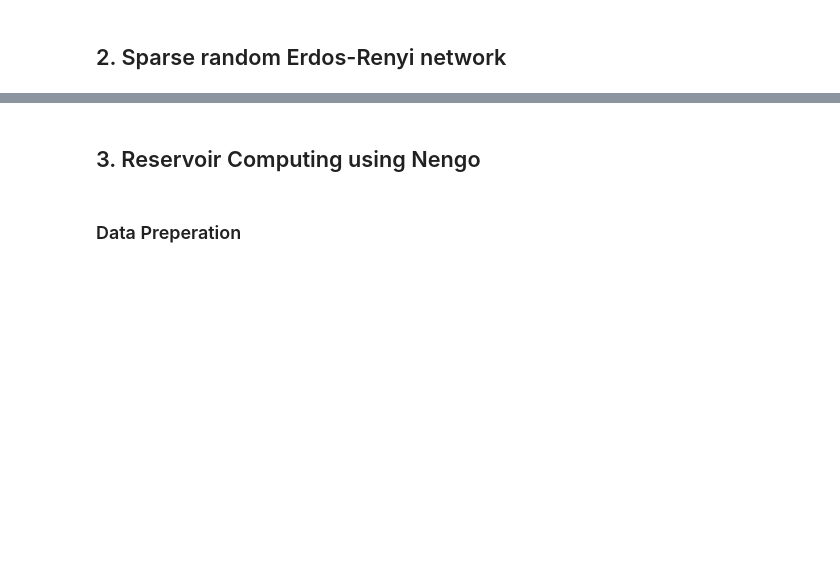
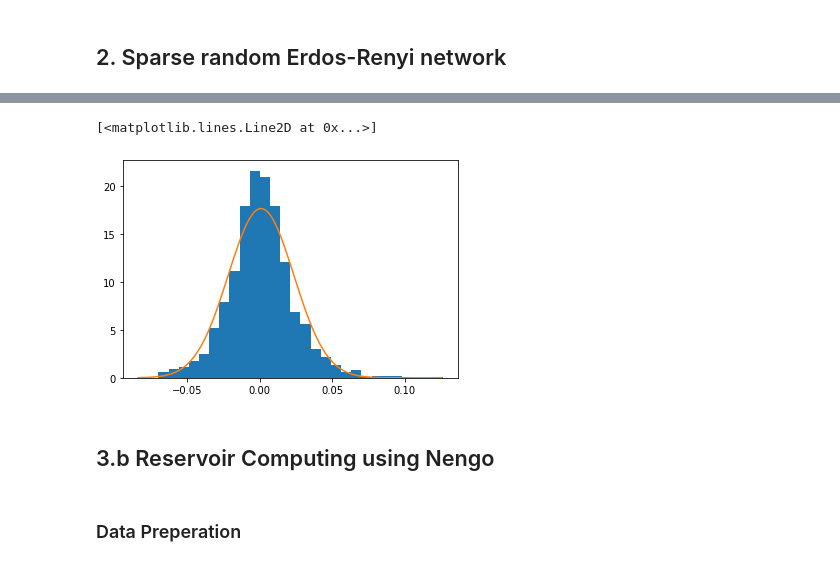
Before and after one commit to skim0119/nengo-practice, a Jupyter notebook: 1.Lorenz63.ipynb, the cells around one changed output, grey strips where cells are left out. Saved outputs shown, nothing was run; the diff lists cells and outputs as text; code cells hidden in the pictures; blank space fills up the shorter version.

Commit message:
done: implementation without nengo

```diff
--- a/1.Lorenz63.ipynb
+++ b/1.Lorenz63.ipynb
@@ -177,0 +184,10 @@ W_out = generate_coupler(3, num_reservoir_neurons, alpha=1, seed=seed)  # D x Dr
+# %%
+# Rescale
+uscale = 1.0/np.abs(us).max()
+vscale = 1.0/np.abs(vs).max()
+us = us * uscale
+vs = vs * vscale
+
+# Training Dataset
+u_t = us[:num_train]
+v_train = vs[:num_train]
@@ -178,5 +310,14 @@ W_out = generate_coupler(3, num_reservoir_neurons, alpha=1, seed=seed)  # D x Dr
+# %%
+plt.hist(W_out.ravel(), density=True, bins=30)
+
+x = np.arange(W_out.min(), W_out.max(), 0.001)
+y = sp.stats.norm.pdf(x, W_out.mean(), W_out.std())
+plt.plot(x,y)
+# %% [output]
+[<matplotlib.lines.Line2D at 0x...>]
+[figure, added]
 # %% [markdown]
-## 3. Reservoir Computing using Nengo <a class="anchor" id="3-bullet"></a>
+## 3.b Reservoir Computing using Nengo <a class="anchor" id="3-bullet"></a>
 # %% [markdown]
 ### Data Preperation
 # %%
```
Also changed, not shown: parts of 13 cells of this notebook.
